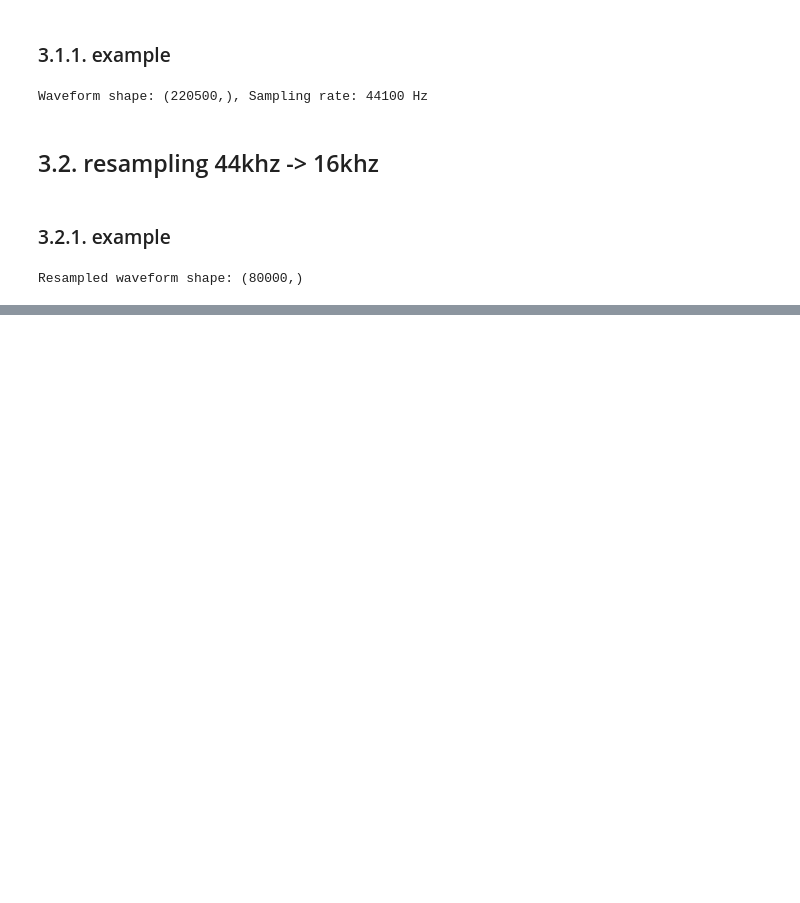
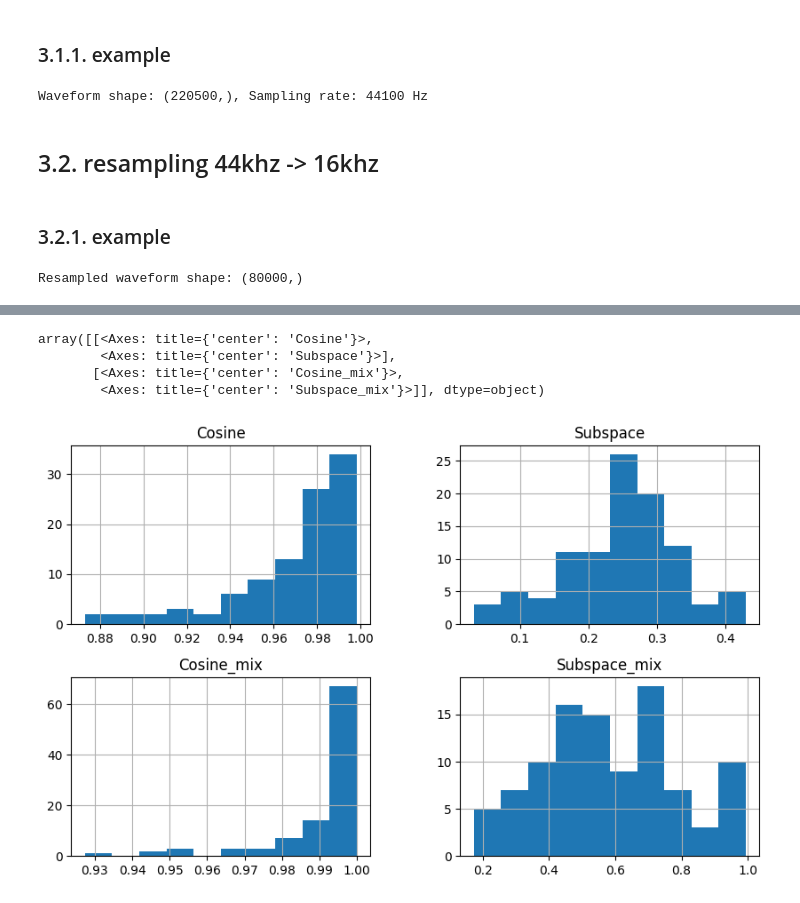
Before and after one commit to gyxcit/hyperclap, a Jupyter notebook: hyperclap.ipynb, the cells around one changed output, grey strips where cells are left out. Saved outputs shown, nothing was run; the diff lists cells and outputs as text; code cells hidden in the pictures; blank space fills up the shorter version.

```diff
--- a/hyperclap.ipynb
+++ b/hyperclap.ipynb
@@ -248,0 +273,4 @@ Resampled waveform shape: (80000,)
+# %%
+logmel = waveform_to_logmel(waveform, sr)
+
+print(logmel.shape)
@@ -248,0 +298,10 @@ Resampled waveform shape: (80000,)
+# %%
+def subspace_embedding(logmel, k=4):
+    pca = PCA(n_components=k)
+    pca.fit(logmel)
+    Z = pca.components_.T   # base orthonormale
+    return Z
+
+def subspace_similarity(Z1, Z2):
+    M = Z1.T @ Z2
+    return np.linalg.norm(M, "fro")**2 / Z1.shape[1]
@@ -248,0 +310,18 @@ Resampled waveform shape: (80000,)
+# %%
+sample1 = esc50_train[0]
+sample2 = esc50_train[1]
+
+w1, sr1 = extract_waveform(sample1)
+w2, sr2 = extract_waveform(sample2)
+
+logmel1 = waveform_to_logmel(w1, sr1)
+logmel2 = waveform_to_logmel(w2, sr2)
+
+p1 = point_embedding(logmel1)
+p2 = point_embedding(logmel2)
+
+Z1 = subspace_embedding(logmel1)
+Z2 = subspace_embedding(logmel2)
+
+print("cosine:", cosine_similarity(p1,p2))
+print("subspace:", subspace_similarity(Z1,Z2))
@@ -248,0 +331,10 @@ Resampled waveform shape: (80000,)
+# %%
+mix = w1 + w2
+
+logmel_mix = waveform_to_logmel(mix, sr1)
+
+p_mix = point_embedding(logmel_mix)
+Z_mix = subspace_embedding(logmel_mix)
+
+print("cosine mix-bird:", cosine_similarity(p_mix,p1))
+print("subspace mix-bird:", subspace_similarity(Z_mix,Z1))
@@ -248,0 +441,8 @@ Resampled waveform shape: (80000,)
+# %%
+df[["Cosine","Subspace","Cosine_mix","Subspace_mix"]].hist(figsize=(10,6))
+# %% [output]
+array([[<Axes: title={'center': 'Cosine'}>,
+        <Axes: title={'center': 'Subspace'}>],
+       [<Axes: title={'center': 'Cosine_mix'}>,
+        <Axes: title={'center': 'Subspace_mix'}>]], dtype=object)
+[figure, added]
```
Also changed, not shown: parts of 15 cells of this notebook.
